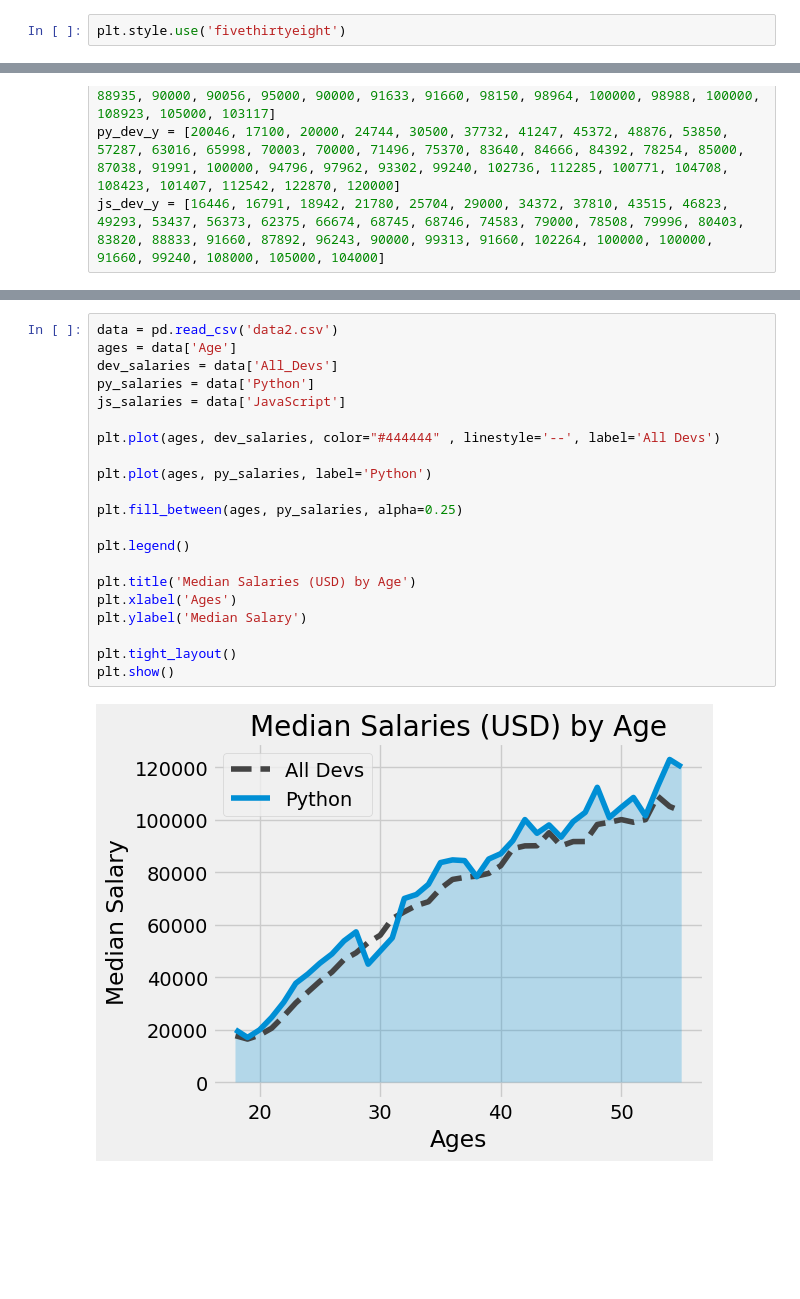
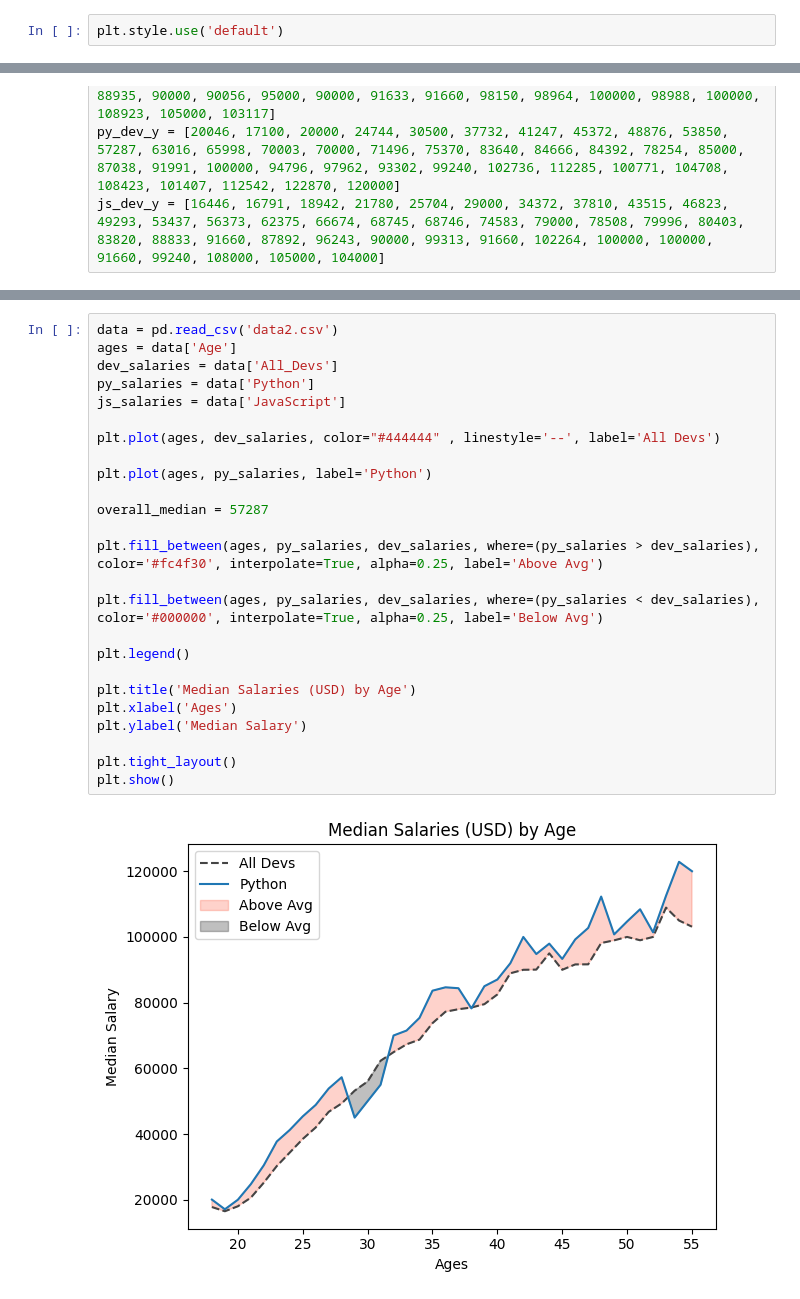
Before and after one commit to shruti-1102/zero-to-analyst, a Jupyter notebook: mpl-tut.ipynb, the cells around one changed output, grey strips where cells are left out. Drawn from its saved outputs; the diff is of its cells as text; blank space fills up the shorter version.

```diff
--- a/mpl-tut.ipynb
+++ b/mpl-tut.ipynb
@@ -5,7 +5,7 @@ import pandas as pd
 from collections import Counter
 import csv
 # %%
-plt.style.use('fivethirtyeight')
+plt.style.use('default')
 # %%
 ages_x = [18, 19, 20, 21, 22, 23, 24, 25, 26, 27, 28, 29, 30, 31, 32, 33, 34, 35, 36, 37, 38, 39, 40, 41, 42, 43, 44, 45, 46, 47, 48, 49, 50, 51, 52, 53, 54, 55]
 dev_y = [17784, 16500, 18012, 20628, 25206, 30252, 34368, 38496, 42000, 46752, 49320, 53200, 56000, 62316, 64928, 67317, 68748, 73752, 77232, 78000, 78508, 79536, 82488, 88935, 90000, 90056, 95000, 90000, 91633, 91660, 98150, 98964, 100000, 98988, 100000, 108923, 105000, 103117]
@@ -138,23 +138,27 @@ plt.show()
 # %%
 data = pd.read_csv('data2.csv')
 ages = data['Age']
 dev_salaries = data['All_Devs']
 py_salaries = data['Python']
 js_salaries = data['JavaScript']
 
 plt.plot(ages, dev_salaries, color="#444444" , linestyle='--', label='All Devs')
 
 plt.plot(ages, py_salaries, label='Python')
 
-plt.fill_between(ages, py_salaries, alpha=0.25)
+overall_median = 57287
+
+plt.fill_between(ages, py_salaries, dev_salaries, where=(py_salaries > dev_salaries), color='#fc4f30', interpolate=True, alpha=0.25, label='Above Avg')
+
+plt.fill_between(ages, py_salaries, dev_salaries, where=(py_salaries < dev_salaries), color='#000000', interpolate=True, alpha=0.25, label='Below Avg')
 
 plt.legend()
 
 plt.title('Median Salaries (USD) by Age')
 plt.xlabel('Ages')
 plt.ylabel('Median Salary')
 
 plt.tight_layout()
 plt.show()
 # %% [output]
-[figure, old version]
+[figure, new version]
```
Also changed, not shown: parts of 8 cells of this notebook.
